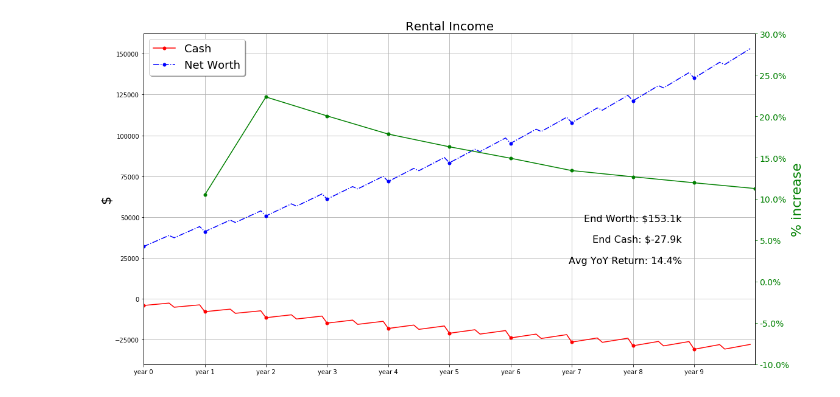
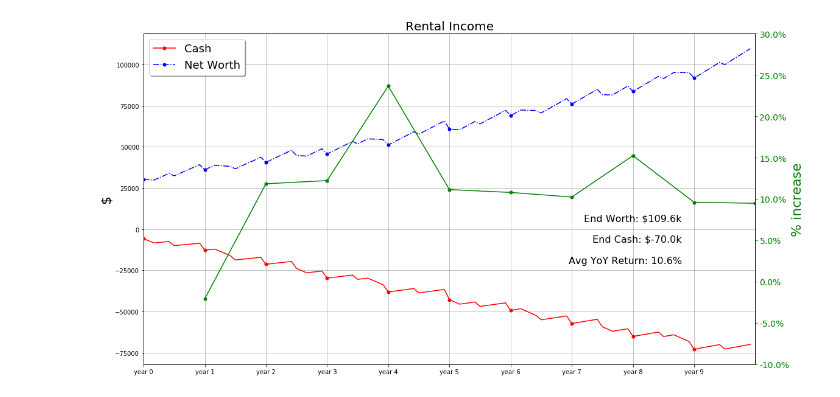
Before and after one commit to mgrigola/python-plots, a Jupyter notebook: src/property, rent, taxes.ipynb, the cells around one changed output. Drawn from its saved outputs; the diff is of its cells as text; code cells hidden in the pictures.

Commit message:
add occupancy v1 integers

```diff
--- a/src/property, rent, taxes.ipynb
+++ b/src/property, rent, taxes.ipynb
@@ -47,7 +47,7 @@ rentServicePct = .1
 closingCost = 3000
 
 mortgageDurationYears = 15
-mortgageApr = .03
+mortgageApr = .031
 downPay = .2
 origination = 2000
 # orig and closing get lumped in?
@@ -65,14 +65,32 @@ cash = 0
 
 nYrs = 10
 nMos = nYrs*12
-
+occupancy = .8
+occupancyOffMos = round(12*(1-occupancy)/occupancy)
 
 cashFlows = np.zeros(nMos)
 netWorths = np.zeros(nMos)
 netIncomes = np.zeros(nMos)
 cashs = np.zeros(nMos)
+occupyCounter = 0
+occupied = False # start looking for tenant
 for mo in range(nMos):
     monthCashFlow = 0
+
+    # assume 12-month lease and then some empty time after to average to occupancy
+    # TODO: round better, if offMos = 2.75, then off like: 3, 3, 3, 2, 3...
+    # like occThresh = mo*(1-ocupancy) ... if counter==12, occThresh -=12 if true occThresh -= nOffMos
+    if occupied:
+        if occupyCounter == 12:
+            occupied = False
+            occupyCounter = 0
+    else:
+        if occupyCounter >= occupancyOffMos:
+            occupied = True
+            occupyCounter = 0
+
+    occupyCounter += 1
+
     if mo%12 == 0:
         taxYearly = tax_yearly(houseVal)
         rentMonthly = rent_monthly(houseVal)*(1-rentServicePct)
@@ -87,7 +105,10 @@ for mo in range(nMos):
     monthEquity = monthlyMortgagePayment - monthInterest
     loanAmt -= monthEquity
 
-    monthCashFlow += rentMonthly - hoaMonthly - monthlyMortgagePayment
+    if occupied:
+        monthCashFlow += rentMonthly
+
+    monthCashFlow -= hoaMonthly + monthlyMortgagePayment
     cash += monthCashFlow
 
     houseVal *= (1 + houseAppreciationMonthly)
@@ -125,32 +146,32 @@ axLeft.legend(loc='upper left', fontsize=18, fancybox=True, shadow=True)
 
 # the twinx makes this a 2-axis plot, different scale on right
 axRight = axLeft.twinx()
 axRight.set_ylabel('% increase', color='green', fontsize=22)
 axRight.tick_params('y', colors='green', labelsize=14)
 
 # yMinRight = 100*min(np.min(netWorths), np.min(cashs))/netWorth0
 # yMaxRight = 100*max(np.max(netWorths), np.max(cashs))/netWorth0
 
 yMinRight = -10
 yMaxRight = 30
 axRight.set_ylim([yMinRight, yMaxRight])
 axRight.set_yticks(np.linspace(yMinRight, yMaxRight, 9))
 axRight.set_yticklabels(['{:.1f}%'.format(v) for v in axRight.get_yticks()])
 
 axRight.annotate('End Worth: ${:.1f}k\
 \n\nEnd Cash: ${:.1f}k\
 \n\nAvg YoY Return: {:.1f}%'.format(netWorthEnd/1000, cashEnd/1000, 100*((netWorthEnd/netWorth0)**(1/nYrs)-1)) , size=16, xy=(0,0), xycoords='data', xytext=(nMos*.88,2), ha='right', va='bottom')
 
 netWorth2 = np.append(netWorth0,netWorths)
 yearlyReturns = (netWorth2[12::11] / netWorth2[0:-12:11])-1
 lineYearlyReturns, = axRight.plot(12*(np.arange(nYrs)+1), 100*yearlyReturns, color='green', linestyle='-', marker='.', markersize=10, markerfacecolor='green')
 
 axLeft.set_title('Rental Income', fontsize=20)
 #fig.suptitle("super title?", fontsize=20)  #displays higher/padded above plot, at least by default
 
 plt.show()
 
 # this syntax changed in later version of mpl?
-fig.savefig('C:/Users/m/Documents/GitHub/python-plots/output/rent_income.svg')
+fig.savefig('../output/rent_income.svg')
 # %% [output]
-[figure, old version]
+[figure, new version]
```
Also changed, not shown: parts of 1 cell of this notebook, 1 other file.
